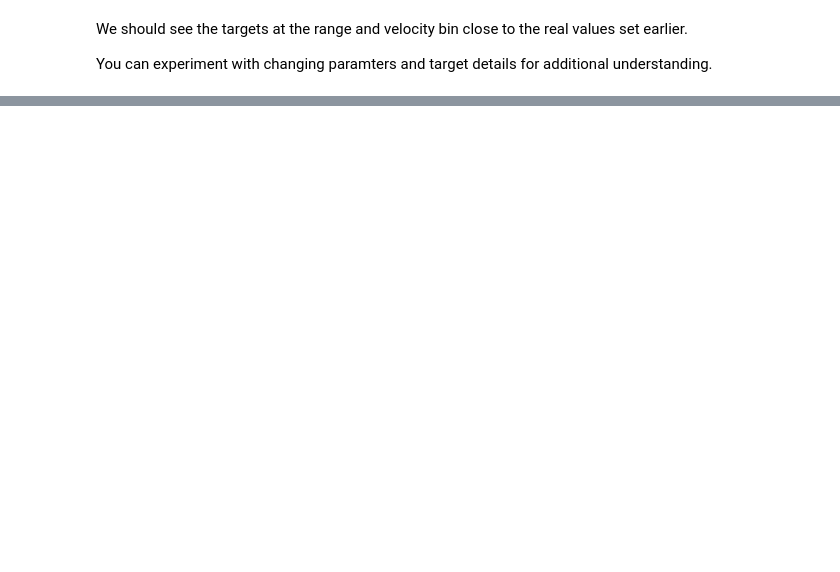
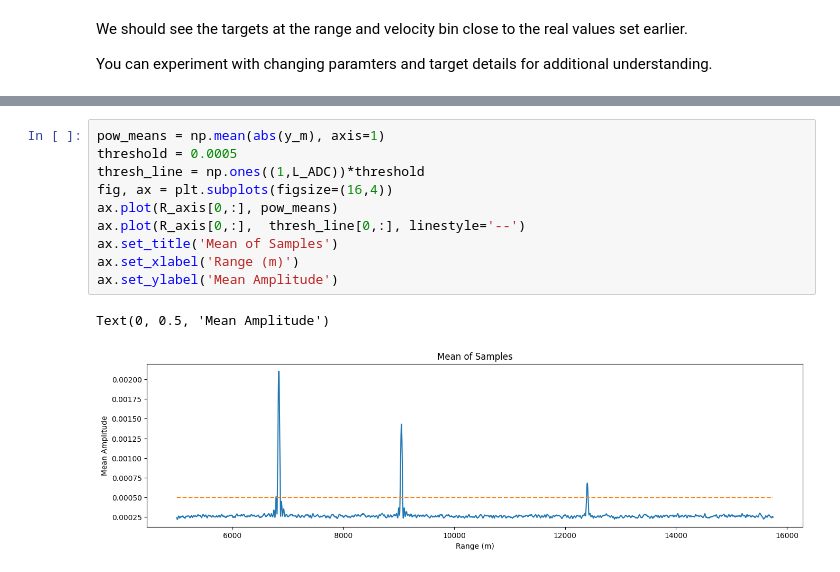
Before and after one commit to Department-70/Cognitive-Radar-Class, a Jupyter notebook: Week 2 Assignments/Waveform_and_RDprocessing-key.ipynb, the cells around one changed output, grey strips where cells are left out. Cells and saved outputs as stored; diff of their text form; blank space fills up the shorter version.

```diff
--- a/Week 2 Assignments/Waveform_and_RDprocessing-key.ipynb
+++ b/Week 2 Assignments/Waveform_and_RDprocessing-key.ipynb
@@ -338,0 +424,13 @@ You can experiment with changing paramters and target details for additional und
+# %%
+pow_means = np.mean(abs(y_m), axis=1)
+threshold = 0.0005
+thresh_line = np.ones((1,L_ADC))*threshold
+fig, ax = plt.subplots(figsize=(16,4))
+ax.plot(R_axis[0,:], pow_means)
+ax.plot(R_axis[0,:],  thresh_line[0,:], linestyle='--')
+ax.set_title('Mean of Samples')
+ax.set_xlabel('Range (m)')
+ax.set_ylabel('Mean Amplitude')
+# %% [output]
+Text(0, 0.5, 'Mean Amplitude')
+[figure, added]
```
Also changed, not shown: parts of 16 cells of this notebook.
